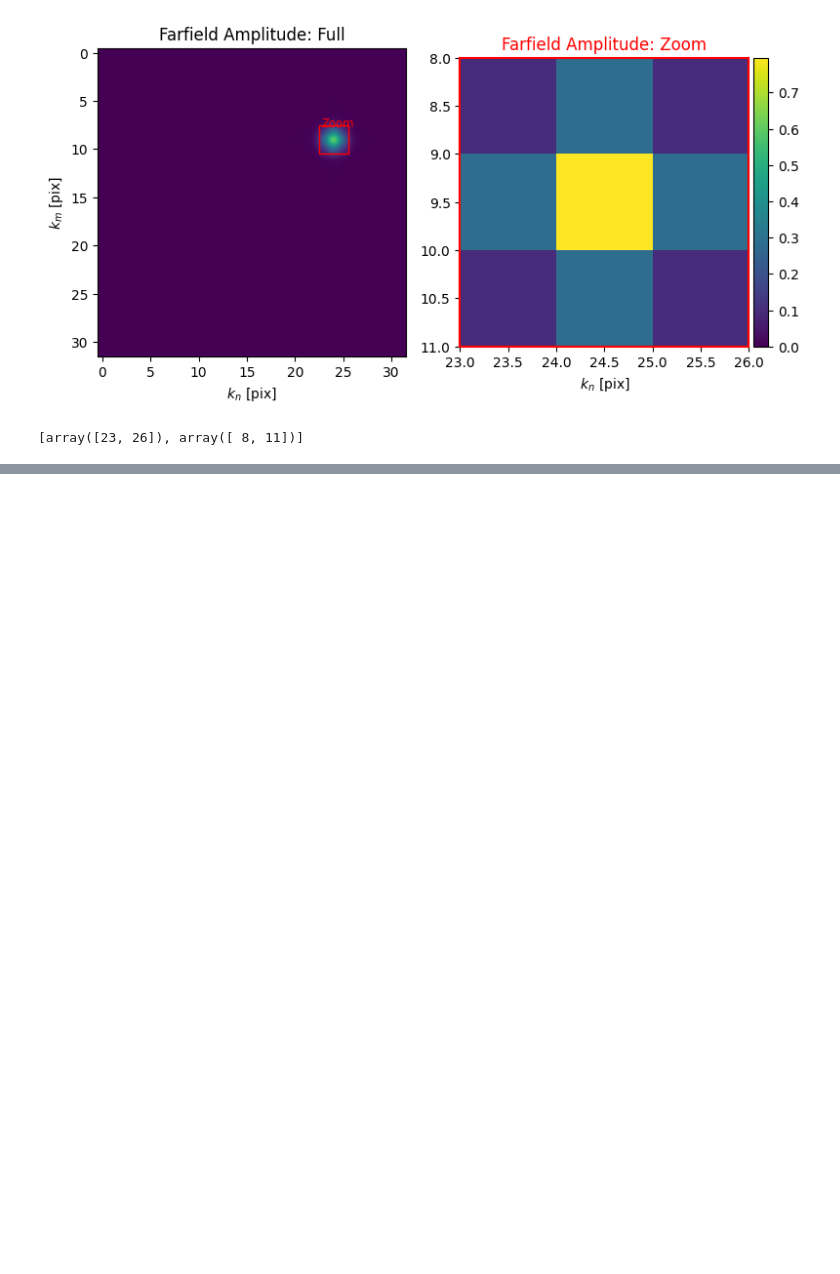
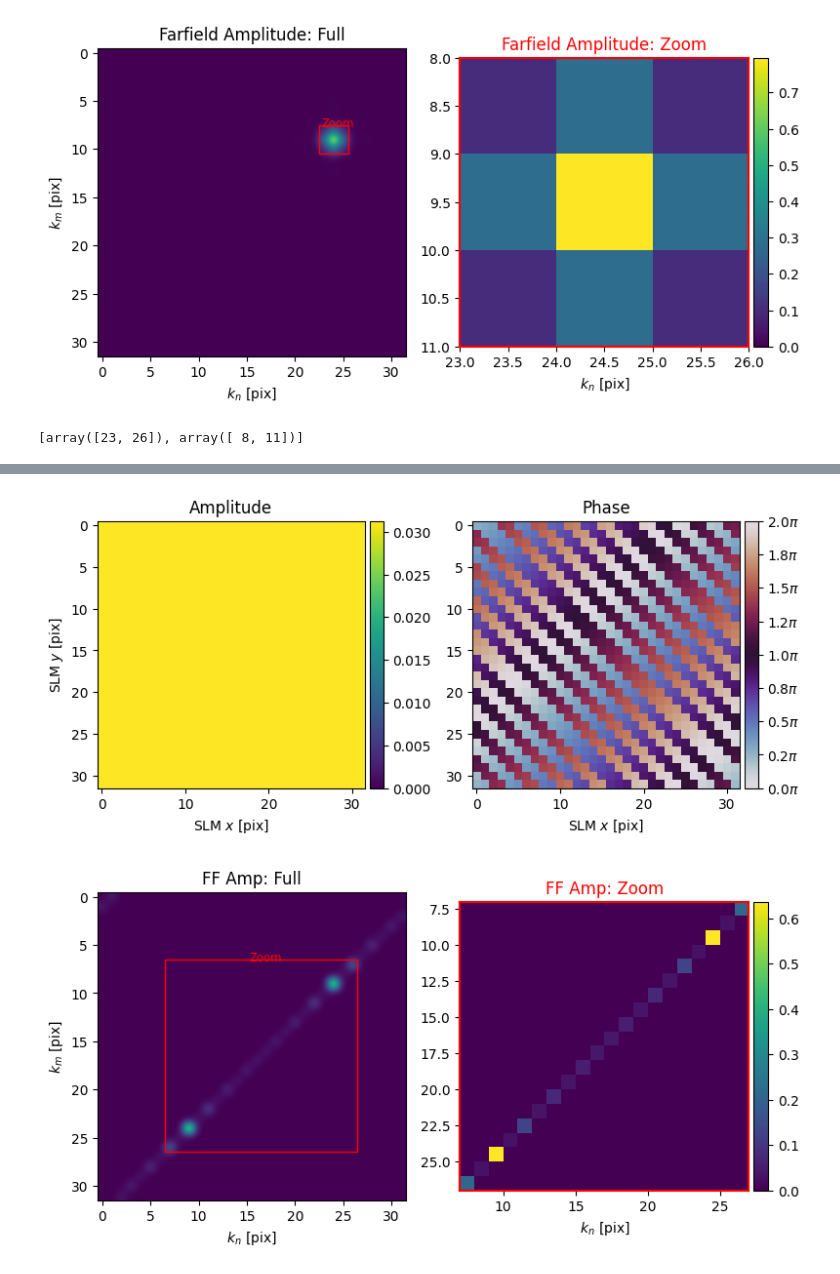
Before and after one commit to asubedi2001/slm-holography, a Jupyter notebook: computational_holography.ipynb, the cells around one changed output, grey strips where cells are left out. Drawn from its saved outputs; the diff is of its cells as text; code cells hidden in the pictures; blank space fills up the shorter version.

```diff
--- a/computational_holography.ipynb
+++ b/computational_holography.ipynb
@@ -86,0 +118,10 @@ hologram.plot_farfield(cbar=True,limits=zoombox)
+# %%
+# Run 5 iterations of GS.
+hologram.optimize(method='WGS-Leonardo', maxiter=25)
+
+# Look at the associated near- and far- fields
+hologram.plot_nearfield(cbar=True)
+hologram.plot_farfield(limits=zoombox, cbar=True, title='FF Amp');
+# %% [output]
+[figure, added]
+[figure, added]
```
Also changed, not shown: parts of 6 cells of this notebook, 2 other files.
